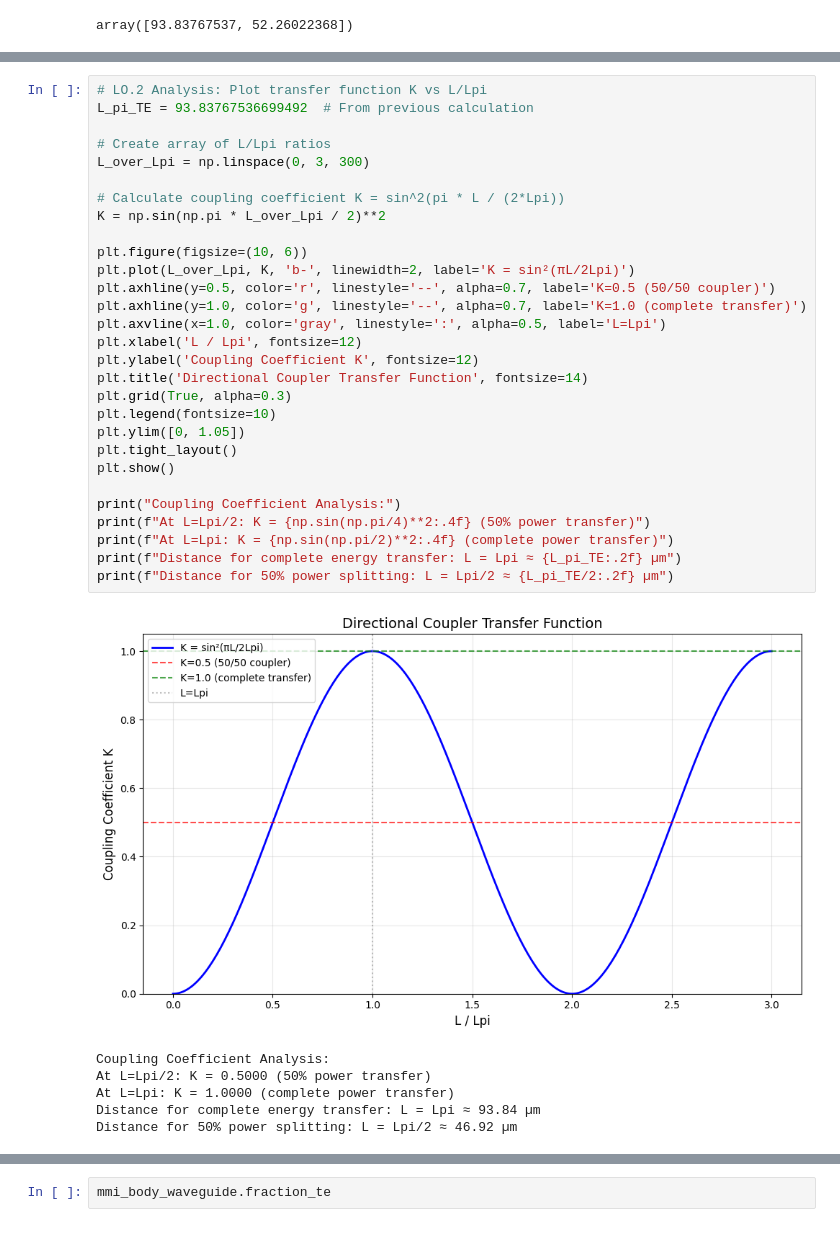
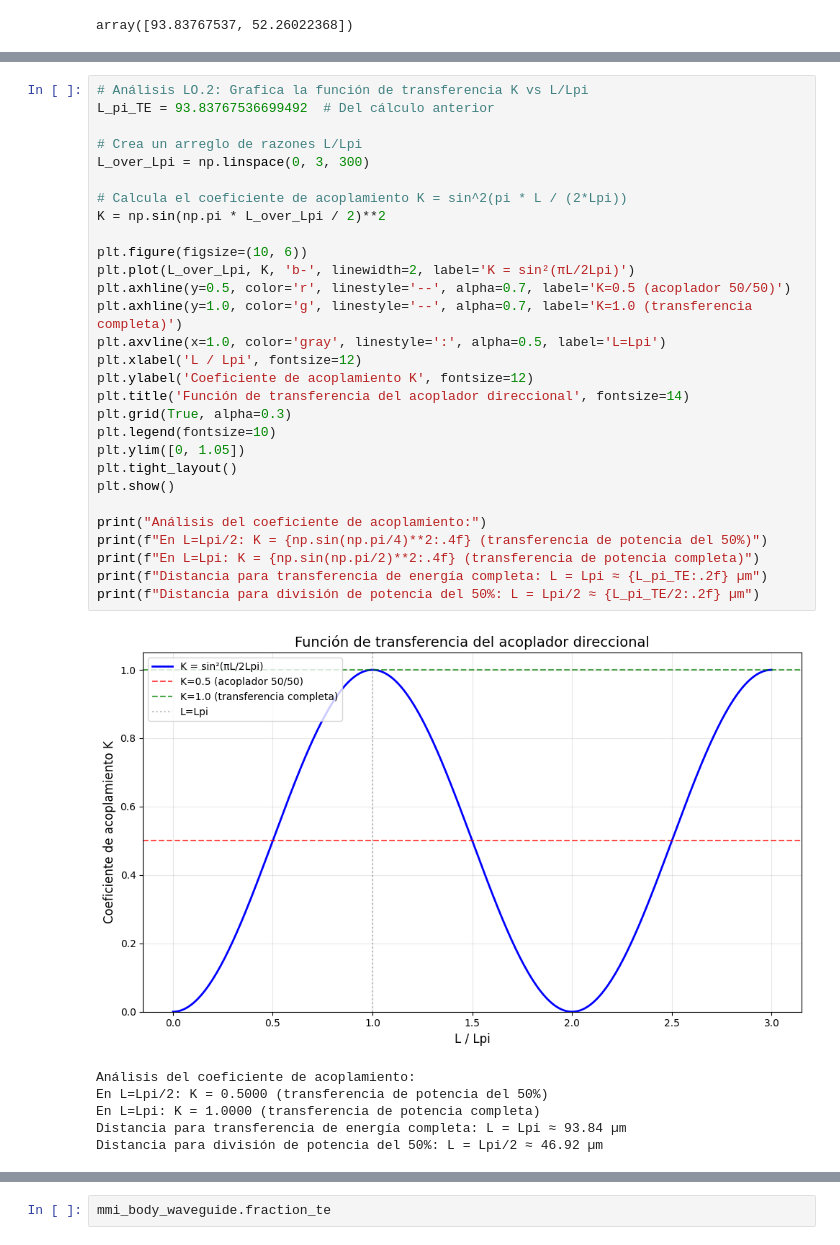
Before and after one commit to jfgimloz/cifoin-lab2, a Jupyter notebook: COUPLERS_Student.ipynb, the cells around one changed output, grey strips where cells are left out. Saved outputs shown, nothing was run; the diff lists cells and outputs as text.

```diff
--- a/COUPLERS_Student.ipynb
+++ b/COUPLERS_Student.ipynb
@@ -160,36 +166,36 @@ array([93.83767537, 52.26022368])
 # %%
-# LO.2 Analysis: Plot transfer function K vs L/Lpi
-L_pi_TE = 93.83767536699492  # From previous calculation
+# Análisis LO.2: Grafica la función de transferencia K vs L/Lpi
+L_pi_TE = 93.83767536699492  # Del cálculo anterior
 
-# Create array of L/Lpi ratios
+# Crea un arreglo de razones L/Lpi
 L_over_Lpi = np.linspace(0, 3, 300)
 
-# Calculate coupling coefficient K = sin^2(pi * L / (2*Lpi))
+# Calcula el coeficiente de acoplamiento K = sin^2(pi * L / (2*Lpi))
 K = np.sin(np.pi * L_over_Lpi / 2)**2
 
 plt.figure(figsize=(10, 6))
 plt.plot(L_over_Lpi, K, 'b-', linewidth=2, label='K = sin²(πL/2Lpi)')
-plt.axhline(y=0.5, color='r', linestyle='--', alpha=0.7, label='K=0.5 (50/50 coupler)')
-plt.axhline(y=1.0, color='g', linestyle='--', alpha=0.7, label='K=1.0 (complete transfer)')
+plt.axhline(y=0.5, color='r', linestyle='--', alpha=0.7, label='K=0.5 (acoplador 50/50)')
+plt.axhline(y=1.0, color='g', linestyle='--', alpha=0.7, label='K=1.0 (transferencia completa)')
 plt.axvline(x=1.0, color='gray', linestyle=':', alpha=0.5, label='L=Lpi')
 plt.xlabel('L / Lpi', fontsize=12)
-plt.ylabel('Coupling Coefficient K', fontsize=12)
-plt.title('Directional Coupler Transfer Function', fontsize=14)
+plt.ylabel('Coeficiente de acoplamiento K', fontsize=12)
+plt.title('Función de transferencia del acoplador direccional', fontsize=14)
 plt.grid(True, alpha=0.3)
 plt.legend(fontsize=10)
 plt.ylim([0, 1.05])
 plt.tight_layout()
 plt.show()
 
-print("Coupling Coefficient Analysis:")
-print(f"At L=Lpi/2: K = {np.sin(np.pi/4)**2:.4f} (50% power transfer)")
-print(f"At L=Lpi: K = {np.sin(np.pi/2)**2:.4f} (complete power transfer)")
-print(f"Distance for complete energy transfer: L = Lpi ≈ {L_pi_TE:.2f} µm")
-print(f"Distance for 50% power splitting: L = Lpi/2 ≈ {L_pi_TE/2:.2f} µm")
+print("Análisis del coeficiente de acoplamiento:")
+print(f"En L=Lpi/2: K = {np.sin(np.pi/4)**2:.4f} (transferencia de potencia del 50%)")
+print(f"En L=Lpi: K = {np.sin(np.pi/2)**2:.4f} (transferencia de potencia completa)")
+print(f"Distancia para transferencia de energía completa: L = Lpi ≈ {L_pi_TE:.2f} µm")
+print(f"Distancia para división de potencia del 50%: L = Lpi/2 ≈ {L_pi_TE/2:.2f} µm")
 # %% [output]
-[figure, old version]
+[figure, new version]
-Coupling Coefficient Analysis:
-At L=Lpi/2: K = 0.5000 (50% power transfer)
-At L=Lpi: K = 1.0000 (complete power transfer)
-Distance for complete energy transfer: L = Lpi ≈ 93.84 µm
-Distance for 50% power splitting: L = Lpi/2 ≈ 46.92 µm
+Análisis del coeficiente de acoplamiento:
+En L=Lpi/2: K = 0.5000 (transferencia de potencia del 50%)
+En L=Lpi: K = 1.0000 (transferencia de potencia completa)
+Distancia para transferencia de energía completa: L = Lpi ≈ 93.84 µm
+Distancia para división de potencia del 50%: L = Lpi/2 ≈ 46.92 µm
```
Also changed, not shown: parts of 96 cells of this notebook, 1 other file.
